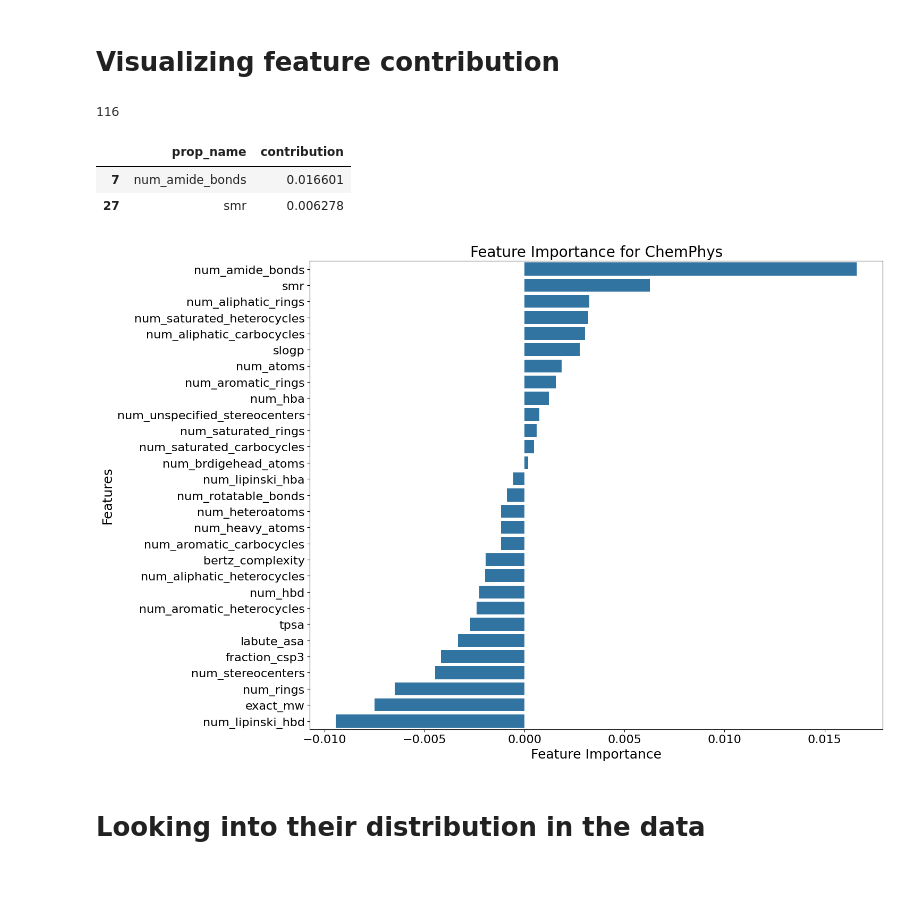
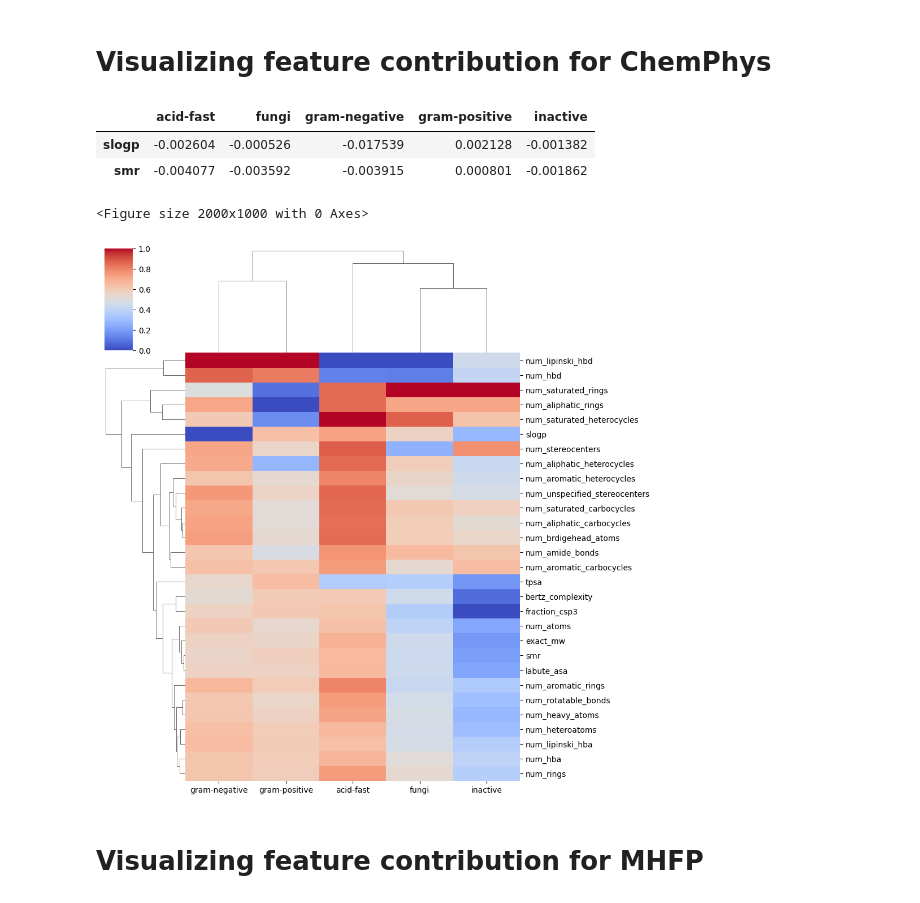
Before and after one commit to IMI-COMBINE/broad_spectrum_prediction, a Jupyter notebook: src/8_feature_importance.ipynb, the cells around one changed output. Saved outputs shown, nothing was run; the diff lists cells and outputs as text; code cells hidden in the pictures.

Commit message:
update feature importance

```diff
--- a/src/8_feature_importance.ipynb
+++ b/src/8_feature_importance.ipynb
@@ -10,3 +10,5 @@ import matplotlib.pyplot as plt
 import warnings
 
 warnings.filterwarnings("ignore", category=UserWarning)
+# %% [markdown]
+# Visualizing feature contribution for ChemPhys
@@ -22,44 +47,36 @@ prediction, bias, contributions = ti.predict(chemphys_model, X_test)
+# %%
+feature_imp_median_df = get_feature_imp(model=chemphys_model, test_data=X_chemphys_test)
+feature_imp_median_df.head(2)
+# %% [output]
+|  | acid-fast | fungi | gram-negative | gram-positive | inactive |
+| slogp | -0.002604 | -0.000526 | -0.017539 | 0.002128 | -0.001382 |
+| smr | -0.004077 | -0.003592 | -0.003915 | 0.000801 | -0.001862 |
+# %%
+# min-max scale the feature importances
+feature_imp_median_df = (feature_imp_median_df - feature_imp_median_df.min()) / (
+    feature_imp_median_df.max() - feature_imp_median_df.min()
+)
+# %%
+importance = chemphys_model.feature_importances_
+all_feature_importance = pd.DataFrame(
+    {"feature": X_chemphys_test.columns, "importance": importance}
+)
+all_feature_importance = all_feature_importance.sort_values(
+    by="importance", ascending=False
+)
+# %%
+k = feature_imp_median_df.copy(deep=True)
+
+# reorder index based on all_feature_importance
+k = k.reindex(all_feature_importance["feature"].tolist())
+# %%
+# draw the heatmap for the feature importance
+plt.figure(figsize=(20, 10))
+sns.clustermap(k, cmap="coolwarm")
+plt.savefig("../figures/figure_7.png", dpi=400)
+plt.show()
+# %% [output]
+<Figure size 2000x1000 with 0 Axes>
+[figure, added]
 # %% [markdown]
-# Visualizing feature contribution
+# Visualizing feature contribution for MHFP
-# %%
-feature_contributions = []
-
-for i, prop_name in zip(contributions[0], X_test.columns):
-    for j, feature in zip(i, chemphys_model.classes_.tolist()):
-        feature_contributions.append(
-            {"prop_name": prop_name, "contribution": j, "class": feature}
-        )
-
-len(feature_contributions)
-# %% [output]
-116
-# %%
-contribution_df = pd.DataFrame(feature_contributions)
-feature_importance_df = (
-    contribution_df.groupby("prop_name")["contribution"].median().reset_index()
-)
-feature_importance_df.sort_values(by="contribution", ascending=False, inplace=True)
-feature_importance_df.head(2)
-# %% [output]
-|  | prop_name | contribution |
-| 7 | num_amide_bonds | 0.016601 |
-| 27 | smr | 0.006278 |
-# %%
-plt.figure(figsize=(15, 10))
-sns.barplot(
-    data=feature_importance_df,
-    y="prop_name",
-    x="contribution",
-)
-plt.xlabel("Feature Importance", fontsize=18)
-plt.ylabel("Features", fontsize=18)
-plt.title("Feature Importance for ChemPhys", fontsize=20)
-plt.xticks(fontsize=16)
-plt.yticks(fontsize=16)
-plt.tight_layout()
-plt.savefig("../figures/supplementary_figure_3.png", dpi=400)
-plt.show()
-# %% [output]
-[figure, removed]
-# %% [markdown]
-# Looking into their distribution in the data
```
Also changed, not shown: parts of 16 cells of this notebook, 2 other files.
